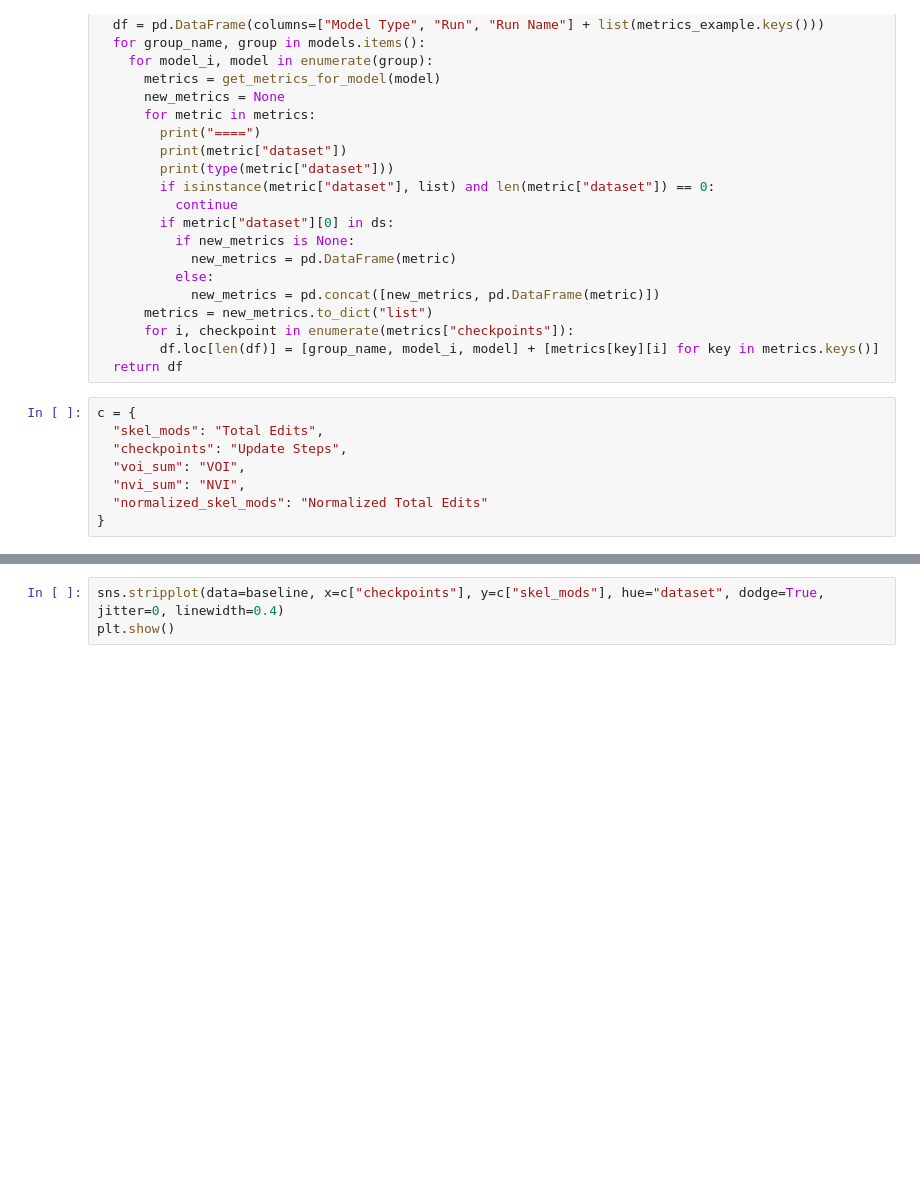
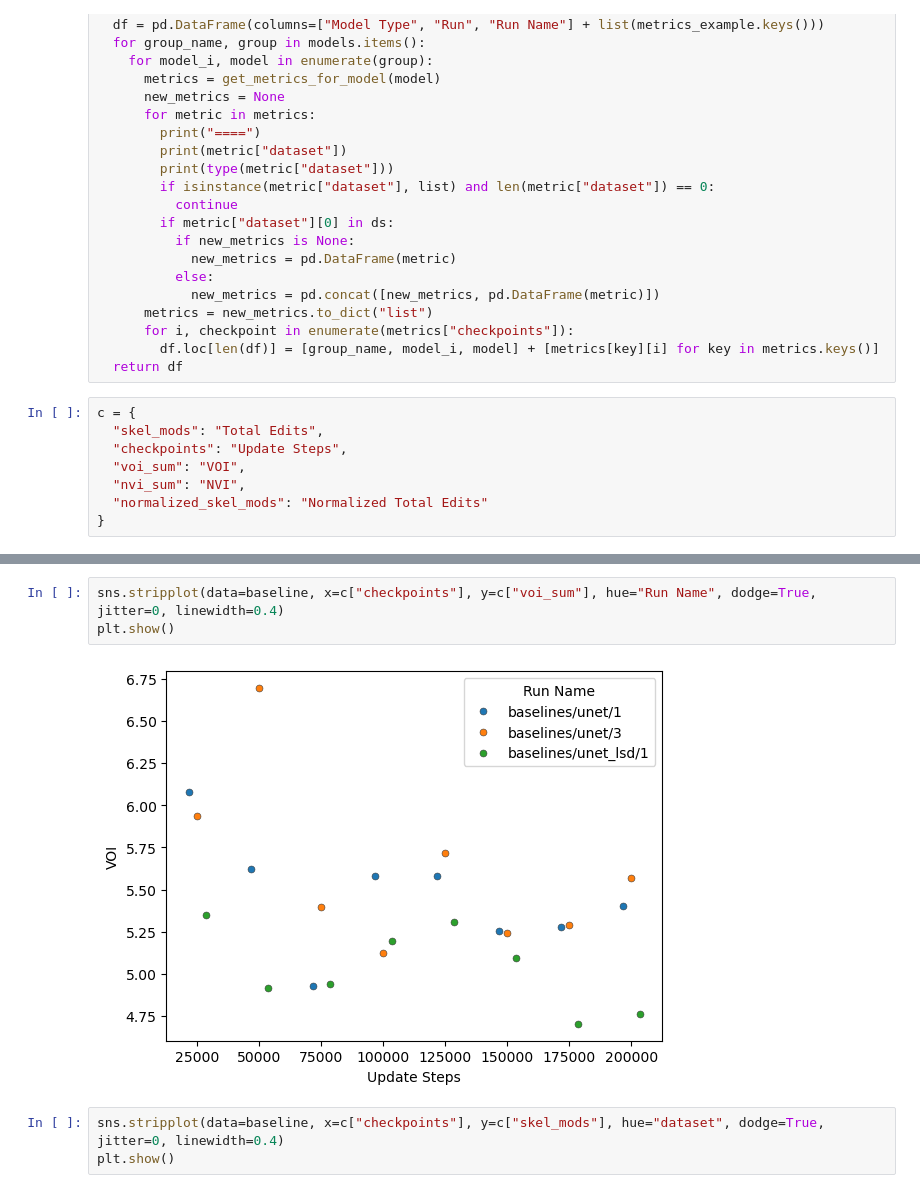
Before and after one commit to anforsm/autoseg, a Jupyter notebook: src/autoseg/ds_results.ipynb, the cells around one changed output, grey strips where cells are left out. Drawn from its saved outputs; the diff is of its cells as text; blank space fills up the shorter version.

```diff
--- a/src/autoseg/ds_results.ipynb
+++ b/src/autoseg/ds_results.ipynb
@@ -128,3 +130,8 @@ plt.show()
+# %%
+sns.stripplot(data=baseline, x=c["checkpoints"], y=c["voi_sum"], hue="Run Name", dodge=True, jitter=0, linewidth=0.4)
+plt.show()
+# %% [output]
+[figure, added]
 # %%
 sns.stripplot(data=baseline, x=c["checkpoints"], y=c["skel_mods"], hue="dataset", dodge=True, jitter=0, linewidth=0.4)
 plt.show()
```
Also changed, not shown: parts of 4 cells of this notebook, 3 other files.
